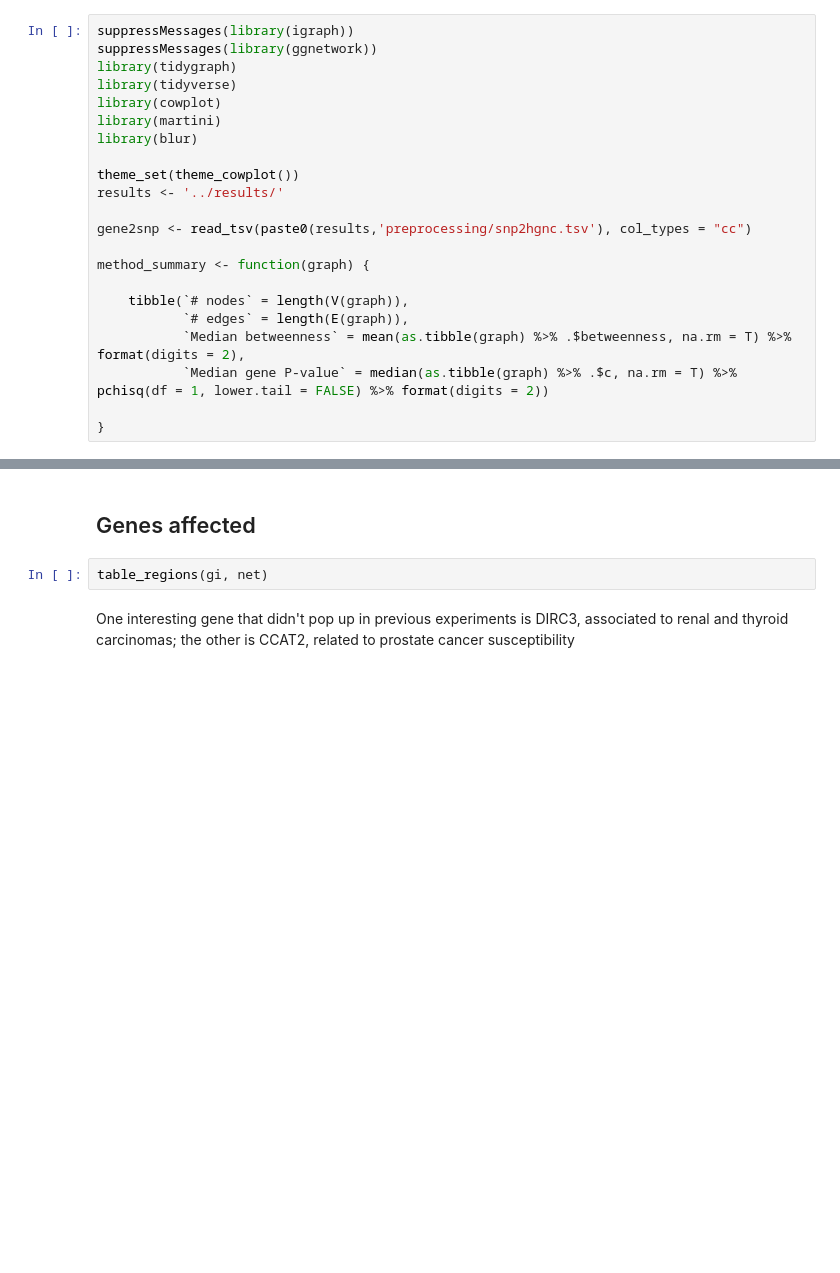
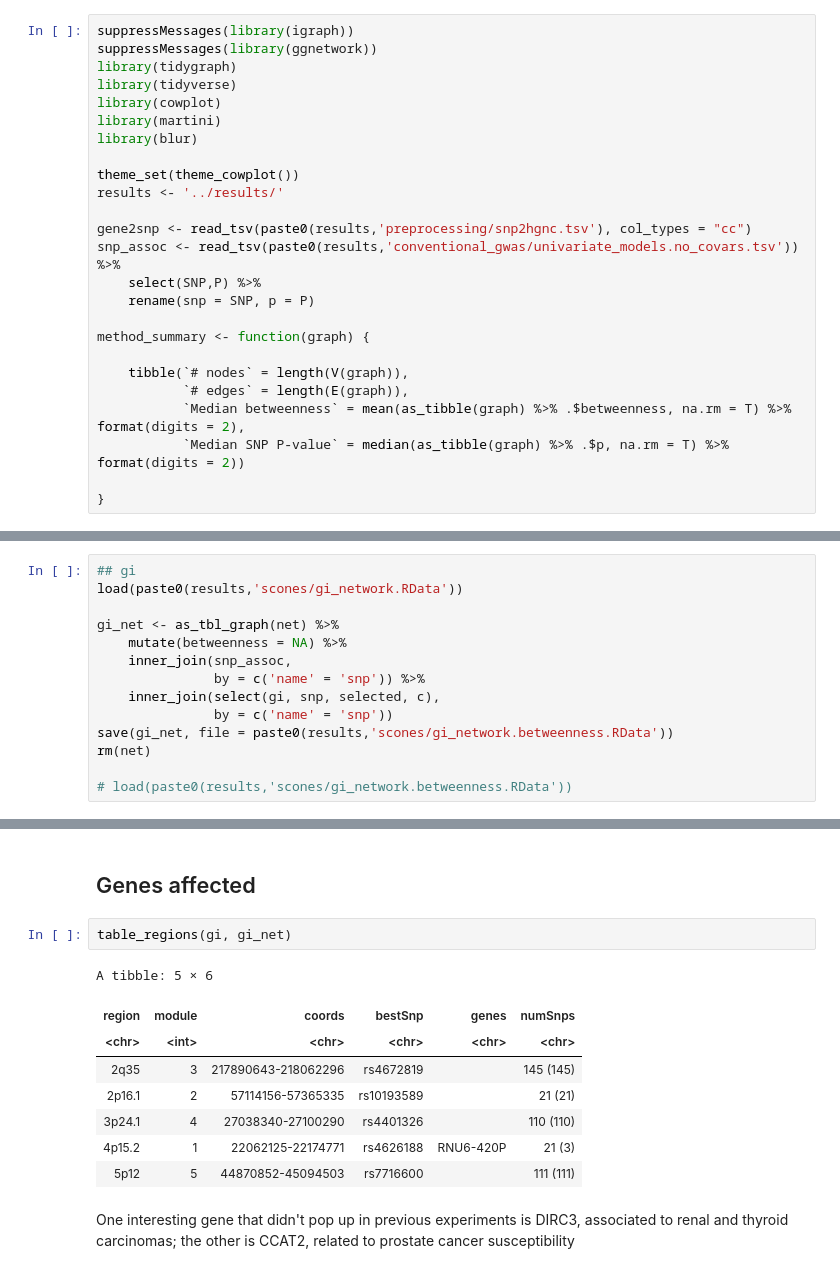
Before and after one commit to hclimente/genewa, a Jupyter notebook: doc/scones.ipynb, the cells around one changed output, grey strips where cells are left out. Saved outputs shown, nothing was run; the diff lists cells and outputs as text; blank space fills up the shorter version.

```diff
--- a/doc/scones.ipynb
+++ b/doc/scones.ipynb
@@ -11,13 +11,16 @@ theme_set(theme_cowplot())
 results <- '../results/'
 
 gene2snp <- read_tsv(paste0(results,'preprocessing/snp2hgnc.tsv'), col_types = "cc")
+snp_assoc <- read_tsv(paste0(results,'conventional_gwas/univariate_models.no_covars.tsv')) %>%
+    select(SNP,P) %>%
+    rename(snp = SNP, p = P)
 
 method_summary <- function(graph) {
 
     tibble(`# nodes` = length(V(graph)),
            `# edges` = length(E(graph)),
-           `Median betweenness` = mean(as.tibble(graph) %>% .$betweenness, na.rm = T) %>% format(digits = 2),
-           `Median gene P-value` = median(as.tibble(graph) %>% .$c, na.rm = T) %>% pchisq(df = 1, lower.tail = FALSE) %>% format(digits = 2))
+           `Median betweenness` = mean(as_tibble(graph) %>% .$betweenness, na.rm = T) %>% format(digits = 2),
+           `Median SNP P-value` = median(as_tibble(graph) %>% .$p, na.rm = T) %>% format(digits = 2))
 
 }
 # %% [output]
@@ -68,0 +77,14 @@ rm(net)
+# %%
+## gi
+load(paste0(results,'scones/gi_network.RData'))
+
+gi_net <- as_tbl_graph(net) %>%
+    mutate(betweenness = NA) %>%
+    inner_join(snp_assoc,
+               by = c('name' = 'snp')) %>%
+    inner_join(select(gi, snp, selected, c),
+               by = c('name' = 'snp'))
+save(gi_net, file = paste0(results,'scones/gi_network.betweenness.RData'))
+rm(net)
+
+# load(paste0(results,'scones/gi_network.betweenness.RData'))
@@ -173,7 +316,16 @@ filter(gi_net, selected) %>%
 # %% [markdown]
 ## Genes affected
 # %%
-table_regions(gi, net)
+table_regions(gi, gi_net)
+# %% [output]
+A tibble: 5 × 6
+| region | module | coords | bestSnp | genes | numSnps |
+| <chr> | <int> | <chr> | <chr> | <chr> | <chr> |
+| 2q35 | 3 | 217890643-218062296 | rs4672819 |  | 145 (145) |
+| 2p16.1 | 2 | 57114156-57365335 | rs10193589 |  | 21 (21) |
+| 3p24.1 | 4 | 27038340-27100290 | rs4401326 |  | 110 (110) |
+| 4p15.2 | 1 | 22062125-22174771 | rs4626188 | RNU6-420P | 21 (3) |
+| 5p12 | 5 | 44870852-45094503 | rs7716600 |  | 111 (111) |
 # %% [markdown]
 One interesting gene that didn't pop up in previous experiments is DIRC3, associated to renal and thyroid carcinomas; the other is CCAT2, related to prostate cancer susceptibility
 # %%
```
Also changed, not shown: parts of 35 cells of this notebook, 9 other files.
